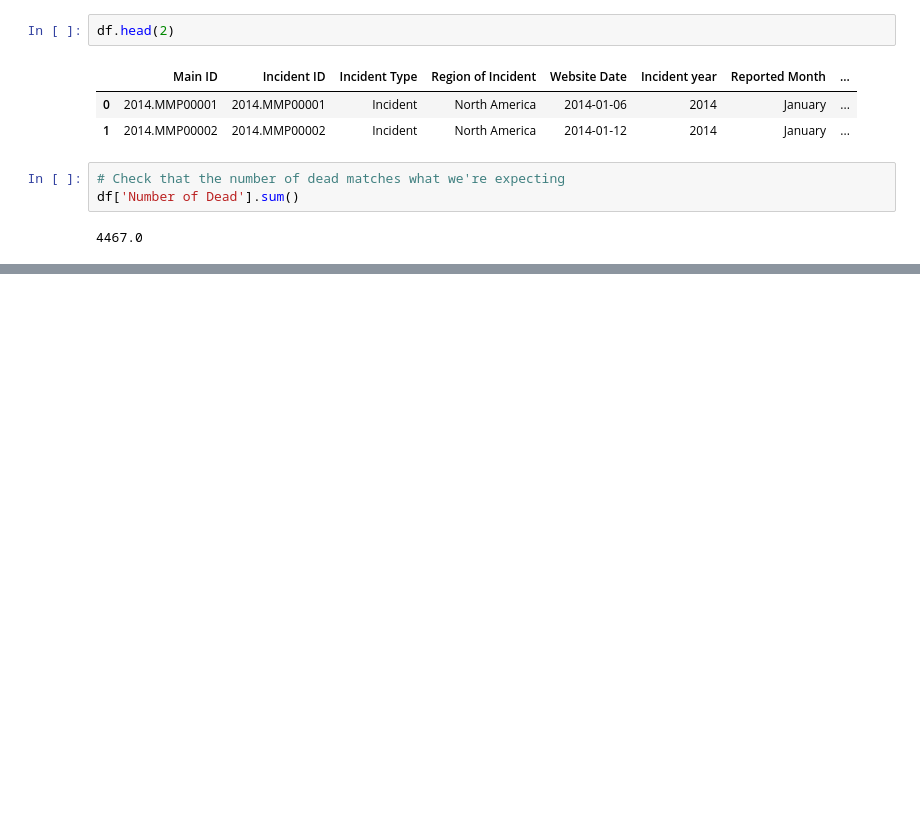
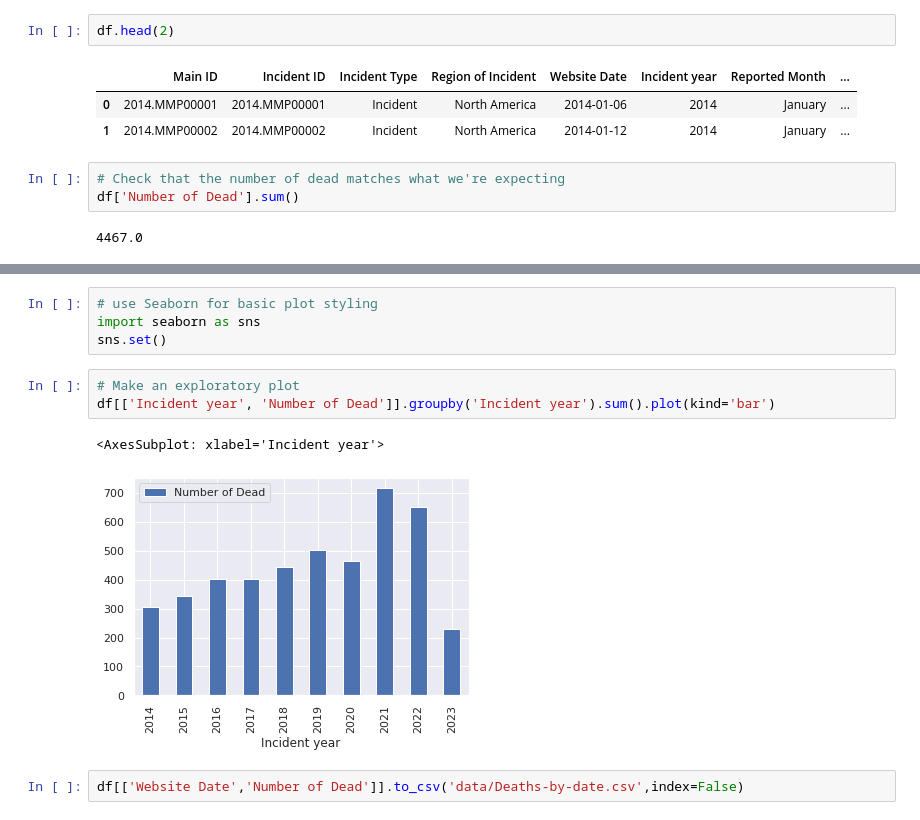
Before and after one commit to corintxt/Data-test-AFP, a Jupyter notebook: Analysis1.ipynb, the cells around one changed output, grey strips where cells are left out. Saved outputs shown, nothing was run; the diff lists cells and outputs as text; blank space fills up the shorter version.

Commit message:
Add processed data CSVs and notebook

```diff
--- a/Analysis1.ipynb
+++ b/Analysis1.ipynb
@@ -65,0 +93,12 @@ df['Number of Dead'].sum()
+# %%
+# use Seaborn for basic plot styling
+import seaborn as sns
+sns.set()
+# %%
+# Make an exploratory plot
+df[['Incident year', 'Number of Dead']].groupby('Incident year').sum().plot(kind='bar')
+# %% [output]
+<AxesSubplot: xlabel='Incident year'>
+[figure, added]
+# %%
+df[['Website Date','Number of Dead']].to_csv('data/Deaths-by-date.csv',index=False)
```
Also changed, not shown: parts of 24 cells of this notebook, 4 other files.
